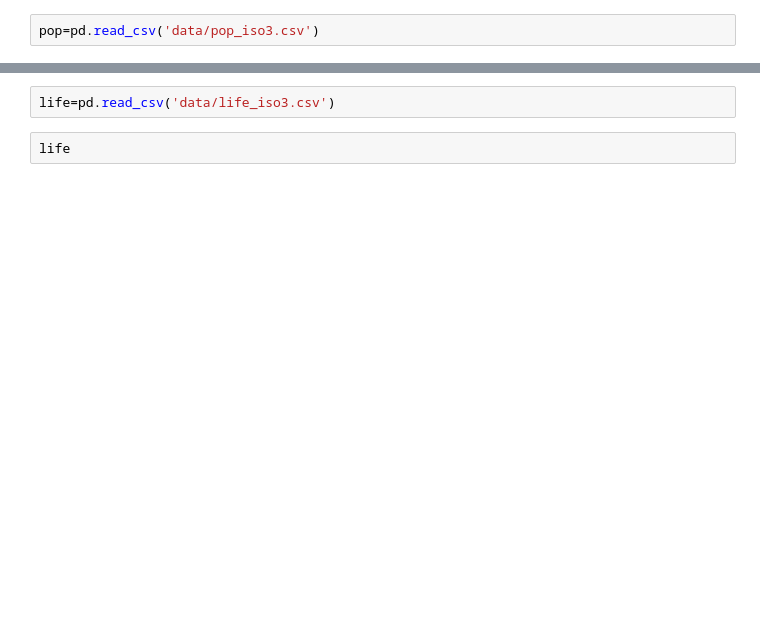
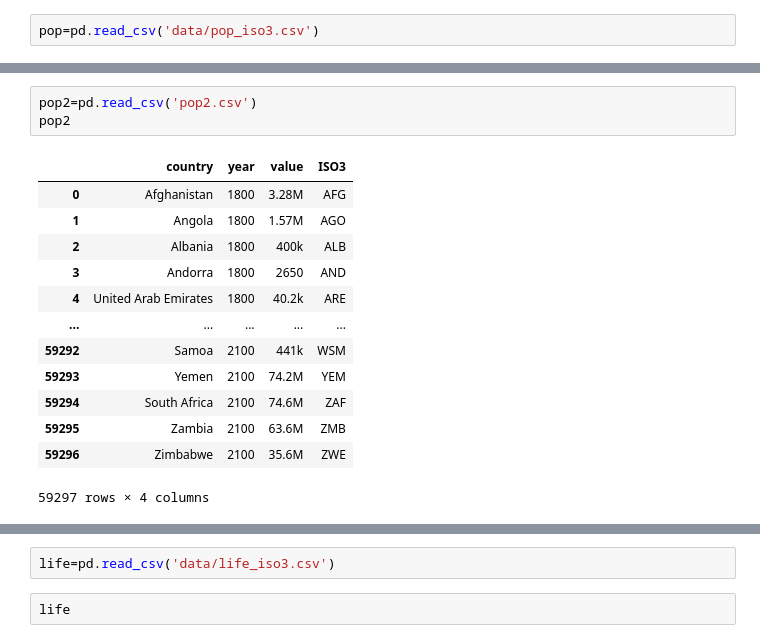
Before and after one commit to NaokiSasaya/gis, a Jupyter notebook: week13/marge.ipynb, the cells around one changed output, grey strips where cells are left out. Drawn from its saved outputs; the diff is of its cells as text; blank space fills up the shorter version.

```diff
--- a/week13/marge.ipynb
+++ b/week13/marge.ipynb
@@ -48,0 +101,17 @@ pop
+# %%
+pop2=pd.read_csv('pop2.csv')
+pop2
+# %% [output]
+|  | country | year | value | ISO3 |
+| 0 | Afghanistan | 1800 | 3.28M | AFG |
+| 1 | Angola | 1800 | 1.57M | AGO |
+| 2 | Albania | 1800 | 400k | ALB |
+| 3 | Andorra | 1800 | 2650 | AND |
+| 4 | United Arab Emirates | 1800 | 40.2k | ARE |
+| ... | ... | ... | ... | ... |
+| 59292 | Samoa | 2100 | 441k | WSM |
+| 59293 | Yemen | 2100 | 74.2M | YEM |
+| 59294 | South Africa | 2100 | 74.6M | ZAF |
+| 59295 | Zambia | 2100 | 63.6M | ZMB |
+| 59296 | Zimbabwe | 2100 | 35.6M | ZWE |
+59297 rows × 4 columns
```
Also changed, not shown: parts of 29 cells of this notebook, 22 other files.
